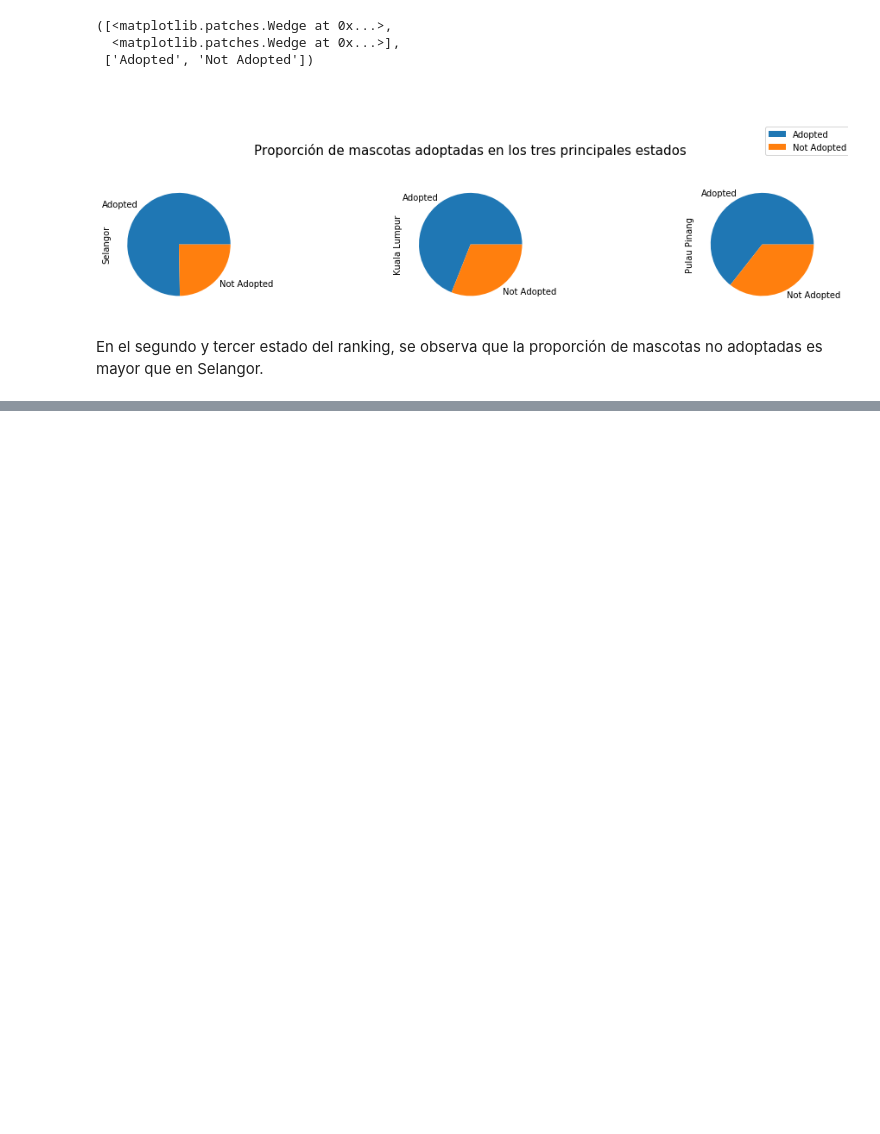
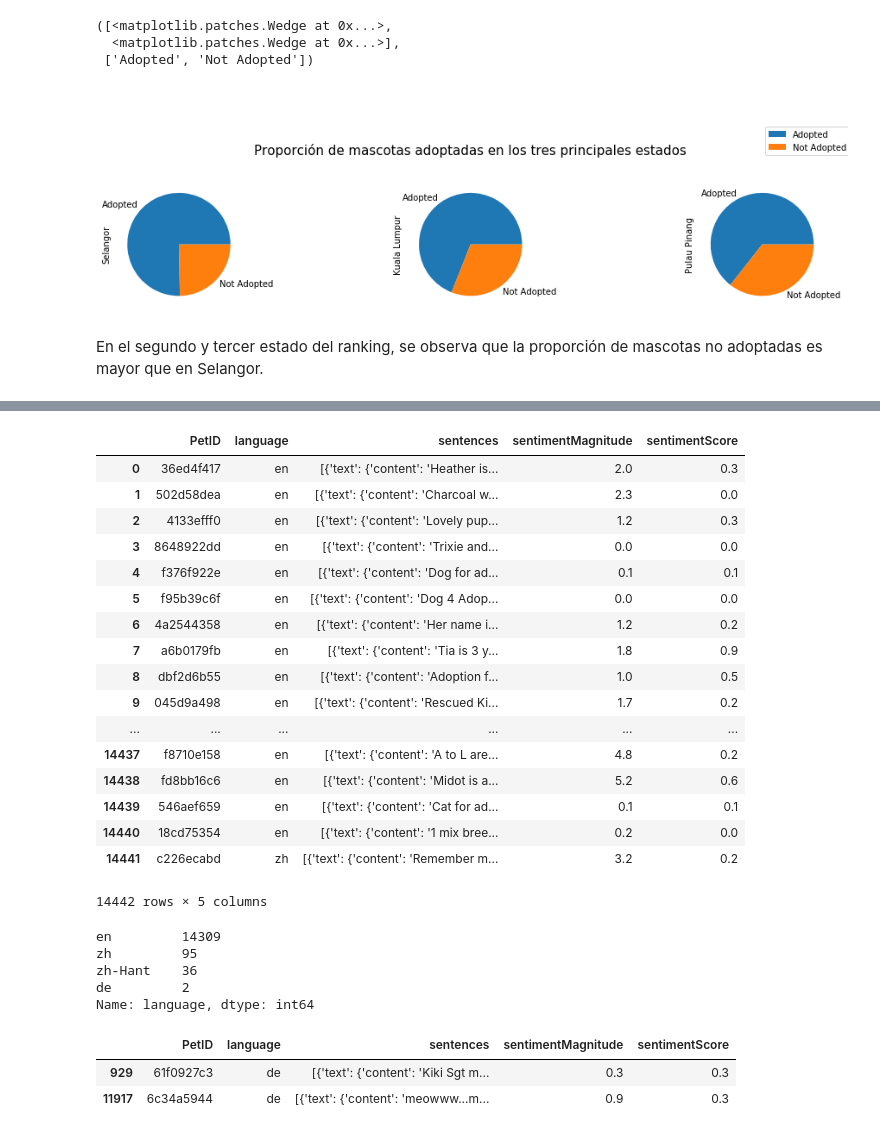
Before and after one commit to vhgiron-u/pets, a Jupyter notebook: Exploracion Costos Geo.ipynb, the cells around one changed output, grey strips where cells are left out. Drawn from its saved outputs; the diff is of its cells as text; code cells hidden in the pictures; blank space fills up the shorter version.

```diff
--- a/Exploracion Costos Geo.ipynb
+++ b/Exploracion Costos Geo.ipynb
@@ -519,0 +557,21 @@ En el segundo y tercer estado del ranking, se observa que la proporción de masc
+# %%
+base_rel_path = 'data/train_sentiment'
+# %%
+text_metadata = []
+for fname in os.listdir(base_rel_path):
+    with open(base_rel_path+'/'+fname) as f:
+        metadata = json.load(f)
+        #relevant_data = {
+        #   "PetID":fname.replace(".json",''),
+        #    'language': metadata['language'],
+        #    'documentSentiment': metadata['documentSentiment'],
+        #    'sentences': metadata['sentences']
+        #}
+        del metadata['categories']
+        del metadata['entities']
+        del metadata['tokens']
+        metadata['sentimentMagnitude'] = metadata['documentSentiment']['magnitude']
+        metadata['sentimentScore'] = metadata['documentSentiment']['score']
+        del metadata['documentSentiment']
+
+        text_metadata.append(dict(metadata, **{"PetID":fname.replace(".json",'')}))#['labelAnnotations'
@@ -519,0 +605,36 @@ En el segundo y tercer estado del ranking, se observa que la proporción de masc
+# %%
+train_metadata = pd.DataFrame(text_metadata)
+train_metadata
+# %% [output]
+|  | PetID | language | sentences | sentimentMagnitude | sentimentScore |
+| 0 | 36ed4f417 | en | [{'text': {'content': 'Heather is... | 2.0 | 0.3 |
+| 1 | 502d58dea | en | [{'text': {'content': 'Charcoal w... | 2.3 | 0.0 |
+| 2 | 4133efff0 | en | [{'text': {'content': 'Lovely pup... | 1.2 | 0.3 |
+| 3 | 8648922dd | en | [{'text': {'content': 'Trixie and... | 0.0 | 0.0 |
+| 4 | f376f922e | en | [{'text': {'content': 'Dog for ad... | 0.1 | 0.1 |
+| 5 | f95b39c6f | en | [{'text': {'content': 'Dog 4 Adop... | 0.0 | 0.0 |
+| 6 | 4a2544358 | en | [{'text': {'content': 'Her name i... | 1.2 | 0.2 |
+| 7 | a6b0179fb | en | [{'text': {'content': 'Tia is 3 y... | 1.8 | 0.9 |
+| 8 | dbf2d6b55 | en | [{'text': {'content': 'Adoption f... | 1.0 | 0.5 |
+| 9 | 045d9a498 | en | [{'text': {'content': 'Rescued Ki... | 1.7 | 0.2 |
+| ... | ... | ... | ... | ... | ... |
+| 14437 | f8710e158 | en | [{'text': {'content': 'A to L are... | 4.8 | 0.2 |
+| 14438 | fd8bb16c6 | en | [{'text': {'content': 'Midot is a... | 5.2 | 0.6 |
+| 14439 | 546aef659 | en | [{'text': {'content': 'Cat for ad... | 0.1 | 0.1 |
+| 14440 | 18cd75354 | en | [{'text': {'content': '1 mix bree... | 0.2 | 0.0 |
+| 14441 | c226ecabd | zh | [{'text': {'content': 'Remember m... | 3.2 | 0.2 |
+14442 rows × 5 columns
+# %%
+train_metadata.language.value_counts()
+# %% [output]
+en         14309
+zh         95
+zh-Hant    36
+de         2
+Name: language, dtype: int64
+# %%
+train_metadata.loc[train_metadata.language.isin([ 'de'])]
+# %% [output]
+|  | PetID | language | sentences | sentimentMagnitude | sentimentScore |
+| 929 | 61f0927c3 | de | [{'text': {'content': 'Kiki Sgt m... | 0.3 | 0.3 |
+| 11917 | 6c34a5944 | de | [{'text': {'content': 'meowww...m... | 0.9 | 0.3 |
```
Also changed, not shown: parts of 20 cells of this notebook.
